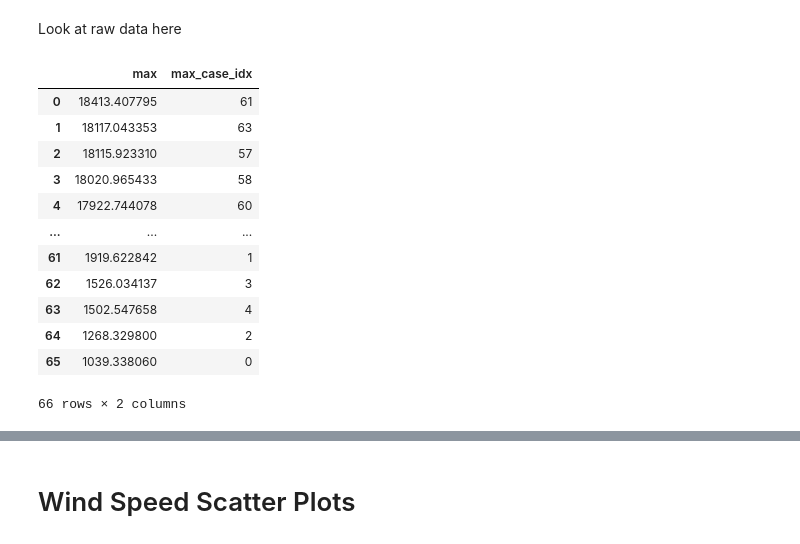
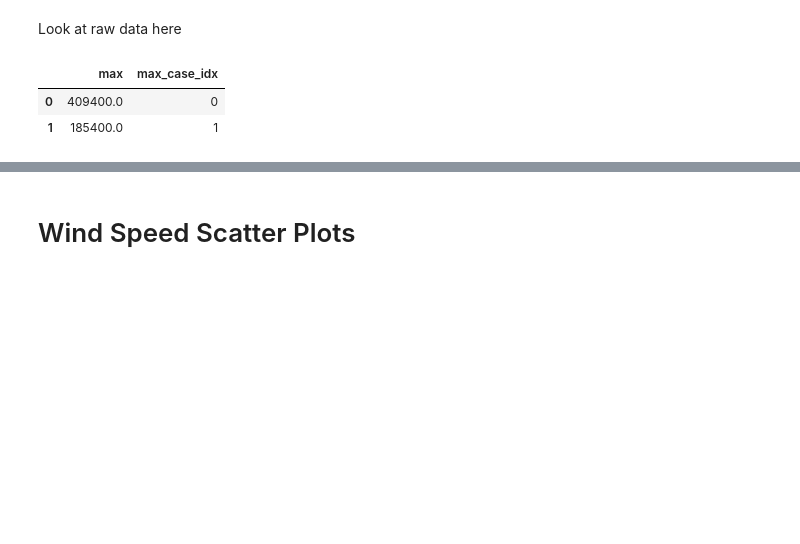
Before and after one commit to dzalkind/WEIS, a Jupyter notebook: examples/aeroelasticse/rev_DLC_CT.ipynb, the cells around one changed output, grey strips where cells are left out. Cells and saved outputs as stored; diff of their text form; code cells hidden in the pictures; blank space fills up the shorter version.

```diff
--- a/examples/aeroelasticse/rev_DLC_CT.ipynb
+++ b/examples/aeroelasticse/rev_DLC_CT.ipynb
@@ -32,9 +32,14 @@ name_base  = 'dataset1'
 
 
 
-test_dir   = ['/Users/dzalkind/Tools/WEIS-3/results/UMaine-Fixed/DISCON_fixed_ps100/ntm',
-              '/Users/dzalkind/Tools/WEIS-3/results/UMaine-Fixed/DISCON_fixed_ps080/ntm',
-             '/Users/dzalkind/Tools/WEIS-3/results/UMaine-Fixed/DISCON_fixed_ps100_const_pwr/ntm']
+# test_dir   = ['/Users/dzalkind/Tools/WEIS-3/results/UMaine-Fixed/DISCON_fixed_ps100/ntm',
+#               '/Users/dzalkind/Tools/WEIS-3/results/UMaine-Fixed/DISCON_fixed_ps080/ntm',
+#              '/Users/dzalkind/Tools/WEIS-3/results/UMaine-Fixed/DISCON_fixed_ps100_const_pwr/ntm']
+
+test_dir = ['/Users/dzalkind/Tools/WEIS-3/results/CT-spar/DISCON_fixed_ps080_const_pwr/simp',
+           '/Users/dzalkind/Tools/WEIS-3/results/CT-spar/DISCON_fixed_ps100_const_pwr/simp',
+           '/Users/dzalkind/Tools/WEIS-3/results/CT-spar/DISCON_fixed_ps100/simp']
+
 # name_base  = 'dataset1'
 # %%
 # Load case matrix into dataframe
@@ -60,11 +65,11 @@ Loading rotor performace data from text file: /Users/dzalkind/Tools/WEIS-3/resul
 # %%
 # Set up pCrunch, run if not already
-reCrunch = True
+reCrunch = False
 
 # Do stats yaml exist?
 stat_yaml_there = [os.path.exists(os.path.join(test,'pwr_crv',name_base + '_stats.yaml')) for test in test_dir]
 
-outfiles = [[os.path.join(test, cn + '.outb') for cn in cm[0].Case_Name] for test in test_dir]
+outfiles = [[os.path.join(test, cn + '.out') for cn in cm[0].Case_Name] for test in test_dir]
 
 
 fp = [None]*len(test_dir)
@@ -92,6 +97,7 @@ for i_test, test in enumerate(test_dir):
 
         fp[i_test].ranking_vars.append(['GenPwr']), fp[i_test].ranking_stats.append('max')
         fp[i_test].ranking_vars.append(['TwrBsMyt']), fp[i_test].ranking_stats.append('max')
+        fp[i_test].ranking_vars.append(['TwrBsMyt']), fp[i_test].ranking_stats.append('std')
         fp[i_test].ranking_vars.append(['TwrBsMxt']), fp[i_test].ranking_stats.append('max')
         fp[i_test].ranking_vars.append(['NcIMUTAxs']), fp[i_test].ranking_stats.append('std')
         fp[i_test].ranking_vars.append(['NcIMUTAys']), fp[i_test].ranking_stats.append('std')
@@ -126,36 +128,26 @@ Look at raw data here
 # %%
 
 # lr.columns
 
 # len(stats)
 
 # st.dataset0.GenPwr
 # st['meta']
 
 # st = [st_i['dataset_0'] for st_i in st]
 
-lr[0]['GenPwr']
+lr[0]['TwrBsMyt']
 # st1.columns
 # outfiles
 # [st['dataset_'+str(i),load,val] for i in range(0,len(test_dir))]
 
 # st['dataset_3','TwrBsMyt','DEL']
 
 # cm['Case_Name']
 # %% [output]
 |  | max | max_case_idx |
-| 0 | 18413.407795 | 61 |
-| 1 | 18117.043353 | 63 |
-| 2 | 18115.923310 | 57 |
-| 3 | 18020.965433 | 58 |
-| 4 | 17922.744078 | 60 |
-| ... | ... | ... |
-| 61 | 1919.622842 | 1 |
-| 62 | 1526.034137 | 3 |
-| 63 | 1502.547658 | 4 |
-| 64 | 1268.329800 | 2 |
-| 65 | 1039.338060 | 0 |
+| 0 | 409400.0 | 0 |
+| 1 | 185400.0 | 1 |
-66 rows × 2 columns
 # %%
 # windspeeds, seed, IECtype, cm_wind = Processing.get_windspeeds(cm0, return_df=True)
 
```
Also changed, not shown: parts of 8 cells of this notebook, 2 other files.
